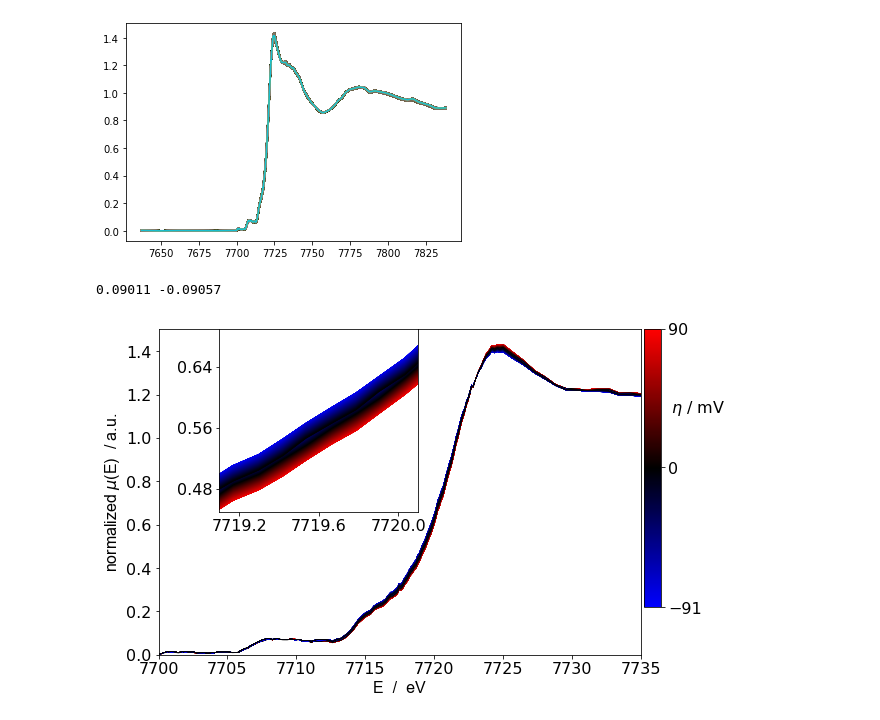
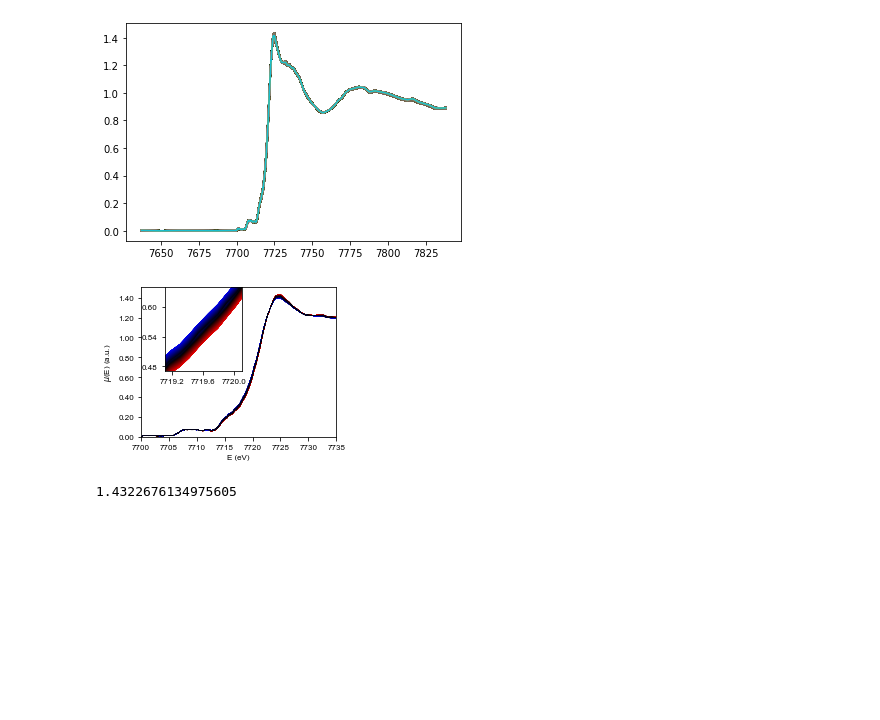
Before and after one commit to BGerwe/Xray-Project, a Jupyter notebook: fr_XAS/frXAS Paper Figures/Feb18 0.5 Hz XANES Figure.ipynb, the cells around one changed output. Cells and saved outputs as stored; diff of their text form; code cells hidden in the pictures; blank space fills up the shorter version.

```diff
--- a/fr_XAS/frXAS Paper Figures/Feb18 0.5 Hz XANES Figure.ipynb
+++ b/fr_XAS/frXAS Paper Figures/Feb18 0.5 Hz XANES Figure.ipynb
@@ -244,16 +284,23 @@ ath_prj.save()
 norm_prj = io.read_athena(r'0.5_Hz_all_eta.prj', _larch=mylarch)
 # %%
 energies, mus, Ir_larch, Eta_larch = [], [], [], []
+rs, chi_mags, chi_res = [], [], []
 for name, group in norm_prj._athena_groups.items():
     energies.append(group.energy)
     Ir_larch.append(group.norm)
     Eta_larch.append(dxas.group_name_to_eta(name))
     mus.append(group.mu)
+    rs.append(group.r)
+    chi_mags.append(group.chir_mag)
+    chi_res.append(group.chir_re)
 
 energies = dxas.transpose_list(energies)
 Ir_larch = dxas.transpose_list(Ir_larch)
 Eta_larch = dxas.transpose_list(Eta_larch) / 1000
 mus = dxas.transpose_list(mus)
+rs = dxas.transpose_list(rs)
+chi_mags = dxas.transpose_list(chi_mags)
+chi_res = dxas.transpose_list(chi_res)
 # %%
 fig, ax = plt.subplots()
 ax.plot(energies, Ir_larch)
@@ -262,22 +309,29 @@ plt.show()
 # ax.set_xticklabels(['a','a','a'])  # xticks(np.arange(7700, 7800, step=10))
 # %% [output]
 [figure]
-# %%
-print(np.max(Eta_larch), np.min(Eta_larch))
-# %% [output]
-0.09011 -0.09057
 # %%
 # Plot static spectra
-inset_dict = {'start_energy':7719, 'stop_energy':7720.5, 'x1_adj': 0, 'x2_adj': 0, 'x_interval':0.5, 'y1_adj': 0,
-                      'y2_adj': -0.05, 'y_interval': 0.06, 'x_lateral': 0.1, 'y_vertical':0}
+inset_dict = {'start_energy':7719, 'stop_energy':7720.3, 'x1_adj': 0, 'x2_adj': 0, 'x_interval':0.5, 'y1_adj': 0.02,
+                      'y2_adj': -0.08, 'y_interval': 0.01, 'x_lateral': 0.1, 'y_vertical':0}
 larch_step = 4
 start_ind = 2
 
+font = {'family' : 'arial',
+        'weight' : 'normal',
+        'size'   : 8}
+
+
+mpl.rc('font', **font)
 fig = dxas.format_XANES(energies[:, 0], Ir_larch, Eta_larch, step=larch_step, startE=7700,stopE=7735,
-               inset_dict=inset_dict, size=(9,6), marker='')
-# plt.savefig(r'Plots\\0.5 Hz XANES Spectra.png', bbox_inches='tight', dpi=400)
+               inset_dict=inset_dict, size=(3.5,2.75), marker='', colorbar=False)
+
+plt.savefig(r'Plots\\XANES\\0.5 Hz XANES Spectra_4.svg', bbox_inches='tight', dpi=400)
 # %% [output]
-[figure, old version]
+[figure, new version]
+# %%
+np.max(Ir_larch)
+# %% [output]
+1.4322676134975605
 # %%
 # Make animated spectra
 inset_dict = {'start_energy':7719, 'stop_energy':7720.5, 'x1_adj': 0, 'x2_adj': 0, 'x_interval':0.5, 'y1_adj': 0,
```
Also changed, not shown: parts of 22 cells of this notebook, 16 other files.
